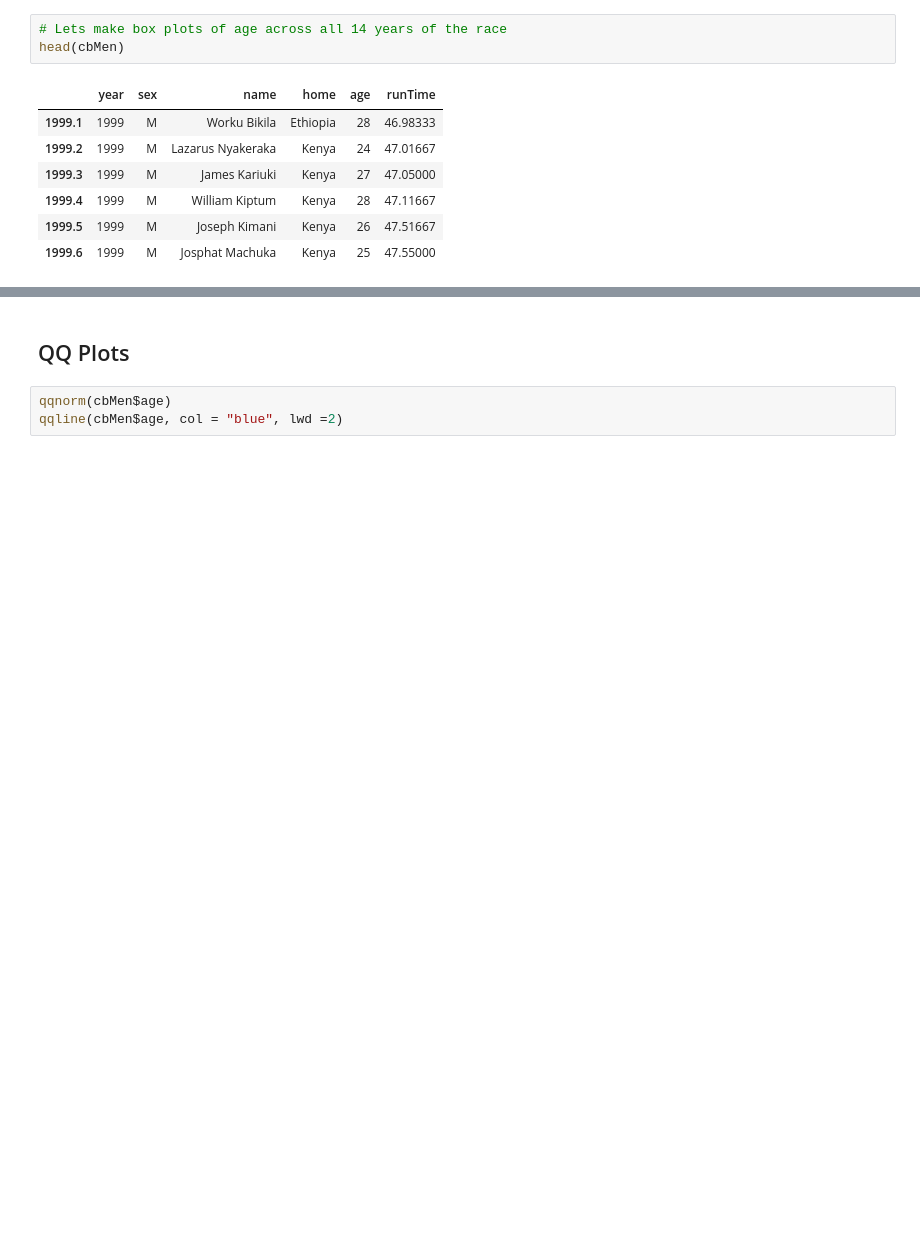
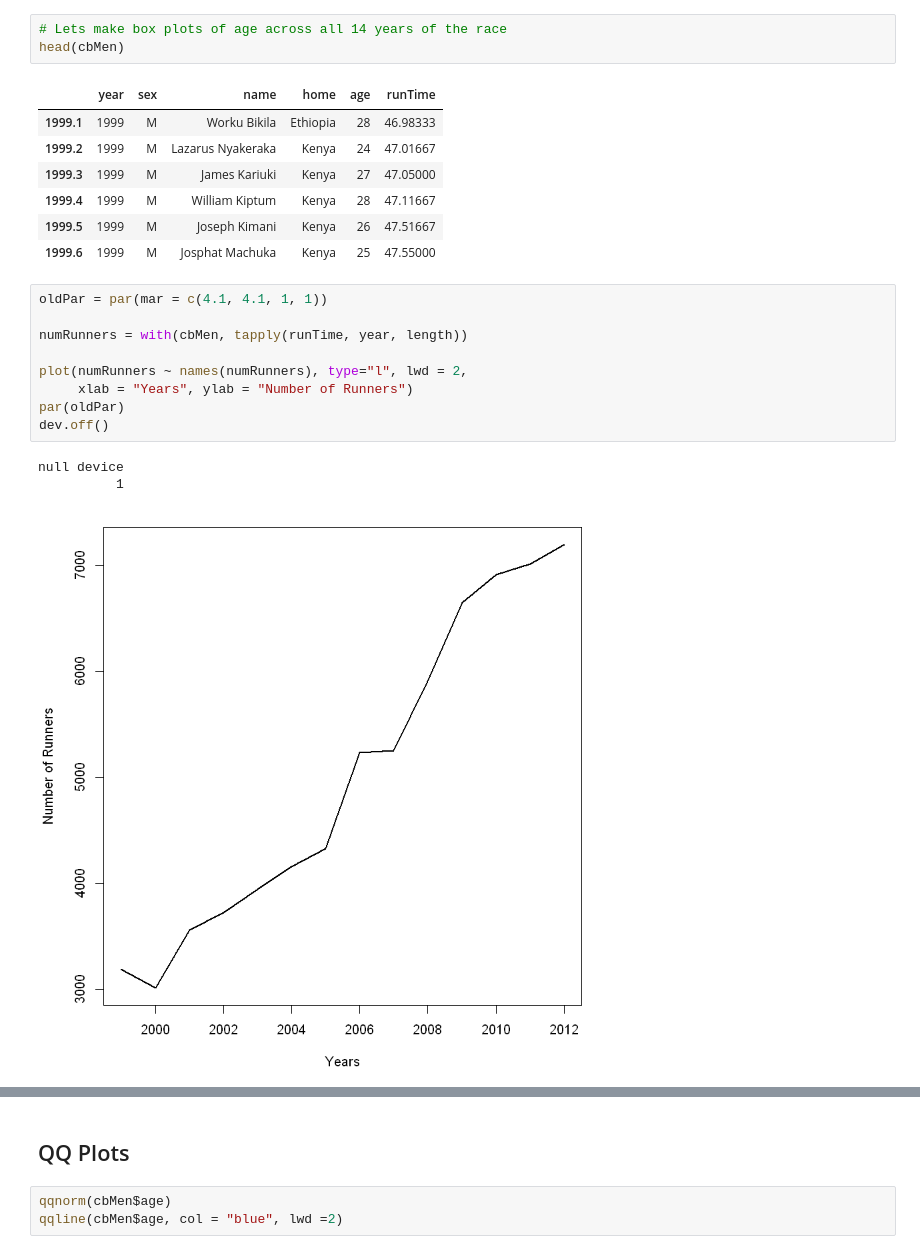
Before and after one commit to CaseyRMartinez/QTW_CaseStudies, a Jupyter notebook: CaseStudy2/KThomas_CS2.ipynb, the cells around one changed output, grey strips where cells are left out. Saved outputs shown, nothing was run; the diff lists cells and outputs as text; blank space fills up the shorter version.

```diff
--- a/CaseStudy2/KThomas_CS2.ipynb
+++ b/CaseStudy2/KThomas_CS2.ipynb
@@ -15,3 +21,16 @@ head(cbMen)
 | 1999.4 | 1999 | M | William Kiptum | Kenya | 28 | 47.11667 |
 | 1999.5 | 1999 | M | Joseph Kimani | Kenya | 26 | 47.51667 |
 | 1999.6 | 1999 | M | Josphat Machuka | Kenya | 25 | 47.55000 |
+# %%
+oldPar = par(mar = c(4.1, 4.1, 1, 1))
+
+numRunners = with(cbMen, tapply(runTime, year, length))
+
+plot(numRunners ~ names(numRunners), type="l", lwd = 2,
+     xlab = "Years", ylab = "Number of Runners")
+par(oldPar)
+dev.off()
+# %% [output]
+null device
+          1
+[figure, added]
```
Also changed, not shown: parts of 8 cells of this notebook.
